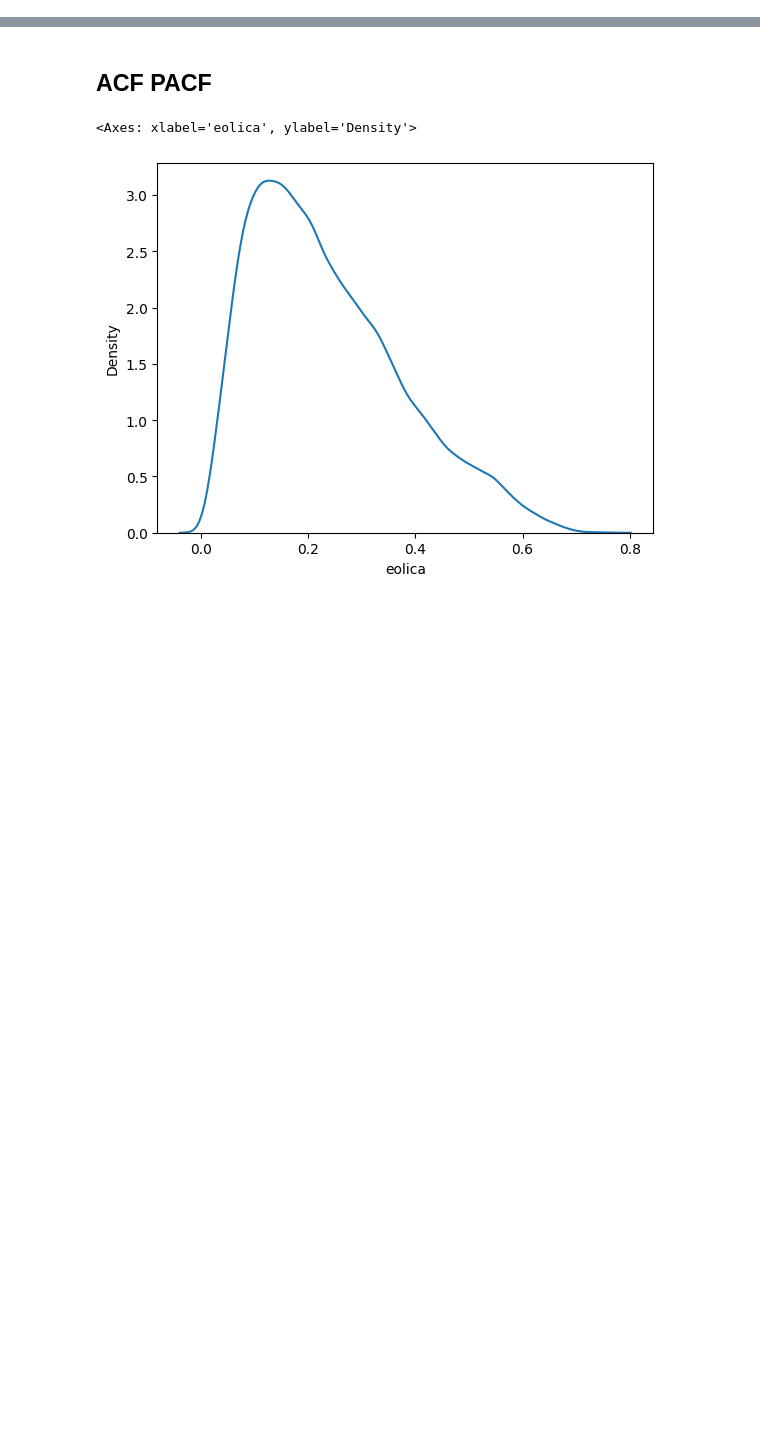
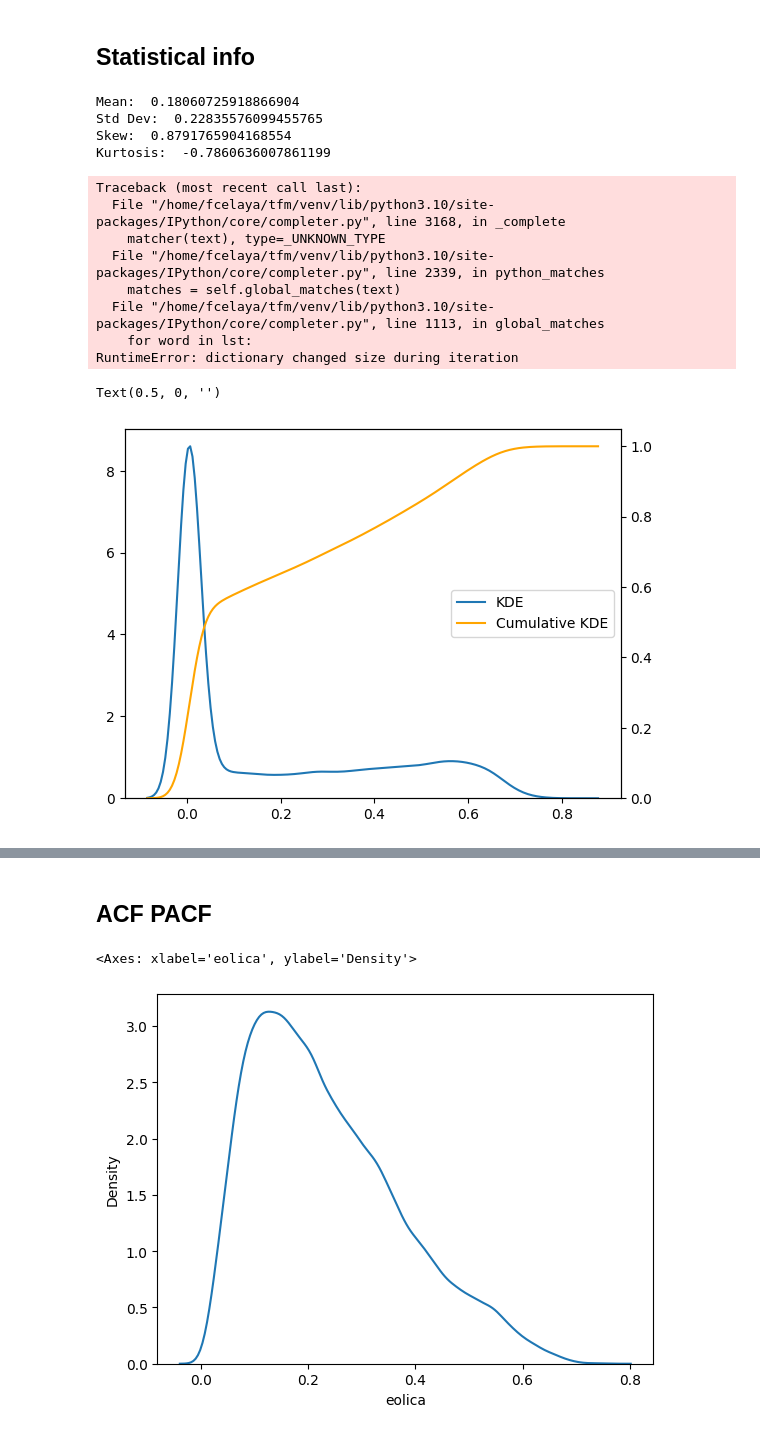
Before and after one commit to fcelya/solar-wind-generation, a Jupyter notebook: data_exploration_acf_pacf.ipynb, the cells around one changed output, grey strips where cells are left out. Saved outputs shown, nothing was run; the diff lists cells and outputs as text; code cells hidden in the pictures; blank space fills up the shorter version.

```diff
--- a/data_exploration_acf_pacf.ipynb
+++ b/data_exploration_acf_pacf.ipynb
@@ -7,7 +9,7 @@ from sklearn.feature_selection import mutual_info_regression
 # %%
-def read_dataset(name='data/factor_capacidad_conjunto.csv',data='solar'):
+def read_dataset(name='data/factor_capacidad.csv',data='solar_pv'):
     df = pd.read_csv(name,index_col=0,parse_dates=True)
-    df.index.freq = 'H'
+    # df.index.freq = 'H'
     return df[data]
 # %%
 def new_corr_coef_series(s_x, s_y):
@@ -32,3 +34,42 @@ def new_corr_coef(df, x='x', y='y'):
     rank = df[y].rank(method='min')
     coef = 1 - 3*sum(abs(rank-rank.shift(1))[1:])/(n**2-1)
     return coef
+# %% [markdown]
+## Statistical info
+# %%
+df_spv = read_dataset(data='solar_pv')
+df_st = read_dataset(data='solar_th')
+df_w = read_dataset(data='wind')
+
+def get_moments(s):
+    print('Mean: ',s.mean())
+    print('Std Dev: ',s.std())
+    print('Skew: ', scipy.stats.skew(s))
+    print('Kurtosis: ', scipy.stats.kurtosis(s))
+# %%
+get_moments(df_spv)
+fig, ax1 = plt.subplots()
+sns.kdeplot(df_spv,ax=ax1,label='KDE')
+sns.lineplot([0],ax=ax1,color='orange',label='Cumulative KDE')
+ax2 = ax1.twinx()
+sns.kdeplot(df_spv,ax=ax2,cumulative=True,color='orange',label='Cumulative KDE')
+ax1.legend(loc='center right')
+# ax2.legend(loc='upper right')
+ax1.set_ylabel('')
+ax2.set_ylabel('')
+ax1.set_xlabel('')
+# %% [output]
+Mean:  0.18060725918866904
+Std Dev:  0.22835576099455765
+Skew:  0.8791765904168554
+Kurtosis:  -0.7860636007861199
+Traceback (most recent call last):
+  File "/home/fcelaya/tfm/venv/lib/python3.10/site-packages/IPython/core/completer.py", line 3168, in _complete
+    matcher(text), type=_UNKNOWN_TYPE
+  File "/home/fcelaya/tfm/venv/lib/python3.10/site-packages/IPython/core/completer.py", line 2339, in python_matches
+    matches = self.global_matches(text)
+  File "/home/fcelaya/tfm/venv/lib/python3.10/site-packages/IPython/core/completer.py", line 1113, in global_matches
+    for word in lst:
+RuntimeError: dictionary changed size during iteration
+Text(0.5, 0, '')
+[figure, added]
```
Also changed, not shown: parts of 9 cells of this notebook, 5 other files.
